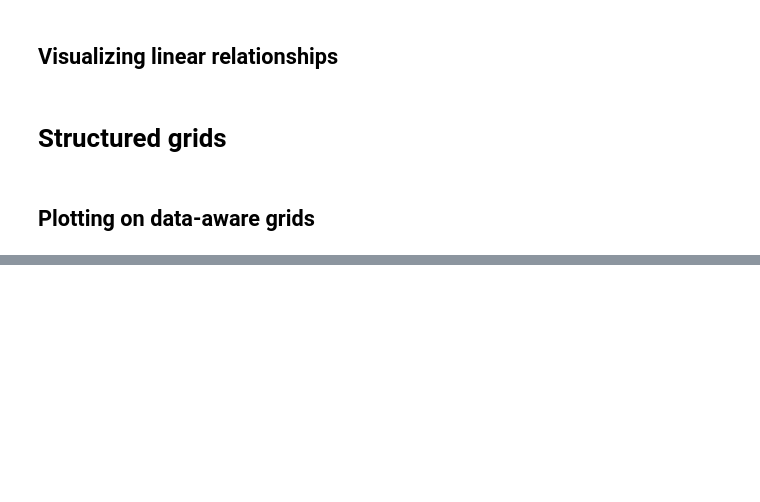
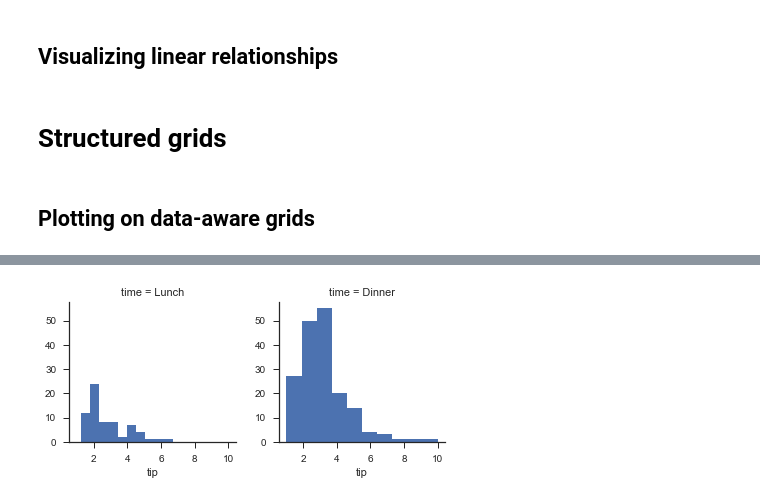
Before and after one commit to 1dhiman/Data-Science-with-Python, a Jupyter notebook: Pkg_Seaborn.ipynb, the cells around one changed output, grey strips where cells are left out. Saved outputs shown, nothing was run; the diff lists cells and outputs as text; code cells hidden in the pictures; blank space fills up the shorter version.

```diff
--- a/Pkg_Seaborn.ipynb
+++ b/Pkg_Seaborn.ipynb
@@ -405,0 +424,5 @@ g.map_offdiag(sns.kdeplot, cmap="Blues_d", n_levels=6);
+# %%
+g = sns.FacetGrid(tips, col="time")
+g.map(plt.hist, "tip");
+# %% [output]
+[figure, added]
```
Also changed, not shown: parts of 26 cells of this notebook.
